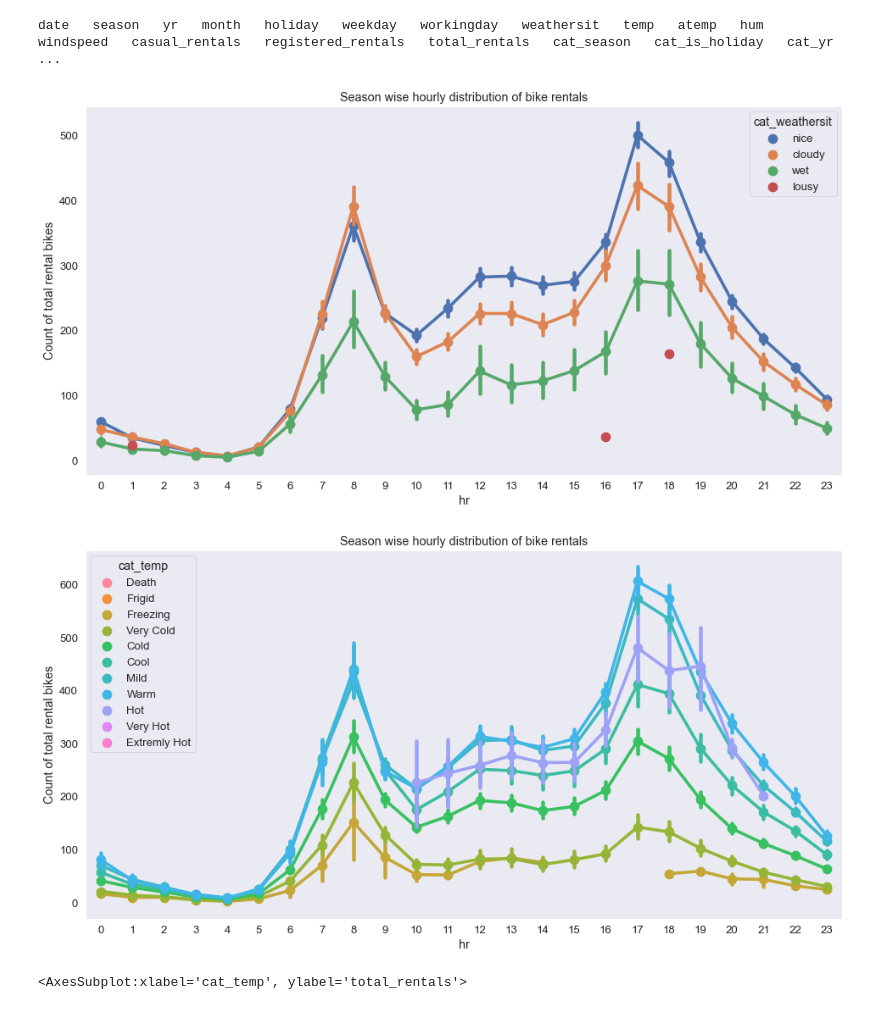
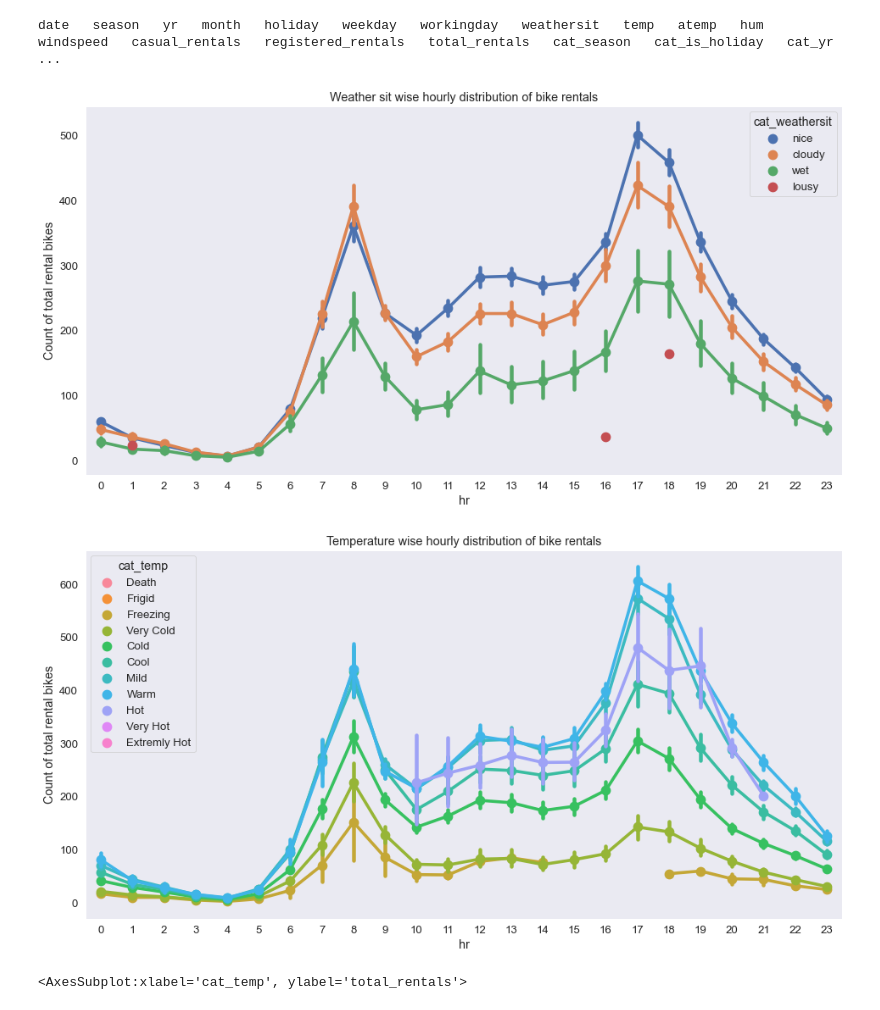
Before and after one commit to jaddel/education_cab_github, a Jupyter notebook: assignment_2/task1/task1.ipynb, the cells around one changed output. Drawn from its saved outputs; the diff is of its cells as text; code cells hidden in the pictures.

```diff
--- a/assignment_2/task1/task1.ipynb
+++ b/assignment_2/task1/task1.ipynb
@@ -240,17 +240,17 @@ date   season   yr   month   holiday   weekday   workingday   weathersit   temp
 # %%
 sns.set(rc={'figure.figsize':(16,8)})
 sns.set_context("paper", font_scale=1.5, rc={"lines.linewidth": 2.5})
 
 sns.set_style("dark")
 
 ax = sns.pointplot(data = hour, x = 'hr', y = 'total_rentals',
               scale = 0.8, hue = 'cat_weathersit');
 
 
 
-ax.set(title = 'Season wise hourly distribution of bike rentals', ylabel= 'Count of total rental bikes');
+ax.set(title = 'Weathersit wise hourly distribution of bike rentals', ylabel= 'Count of total rental bikes');
 # %% [output]
-[figure, old version]
+[figure, new version]
 # %%
 sns.set(rc={'figure.figsize':(16,8)})
 sns.set_context("paper", font_scale=1.5, rc={"lines.linewidth": 2.5})
@@ -262,9 +262,9 @@ ax = sns.pointplot(data = hour, x = 'hr', y = 'total_rentals',
 
 
 
-ax.set(title = 'Season wise hourly distribution of bike rentals', ylabel= 'Count of total rental bikes');
+ax.set(title = 'Temperature wise hourly distribution of bike rentals', ylabel= 'Count of total rental bikes');
 # %% [output]
-[figure, old version]
+[figure, new version]
 # %%
 sns.set(rc={'figure.figsize':(18,8)})
 sns.set(font_scale=1.5)
```
Also changed, not shown: parts of 3 cells of this notebook, 14 other files.
